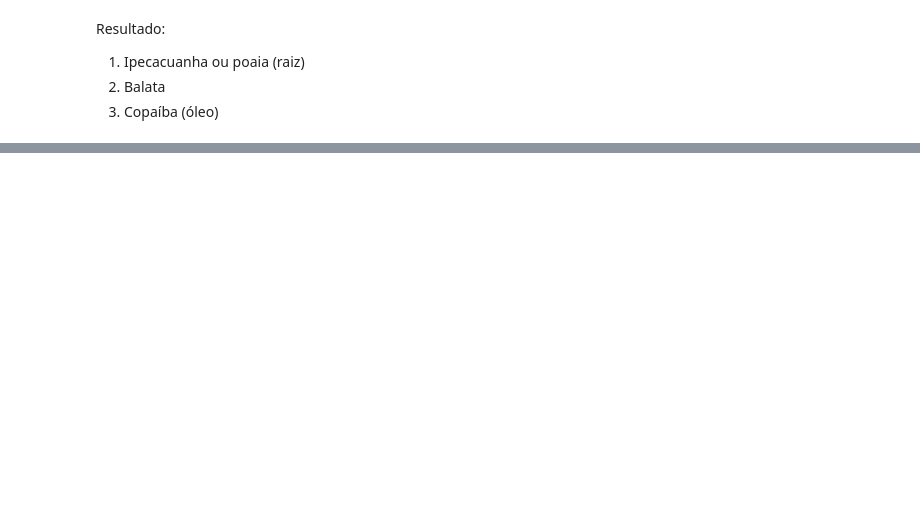
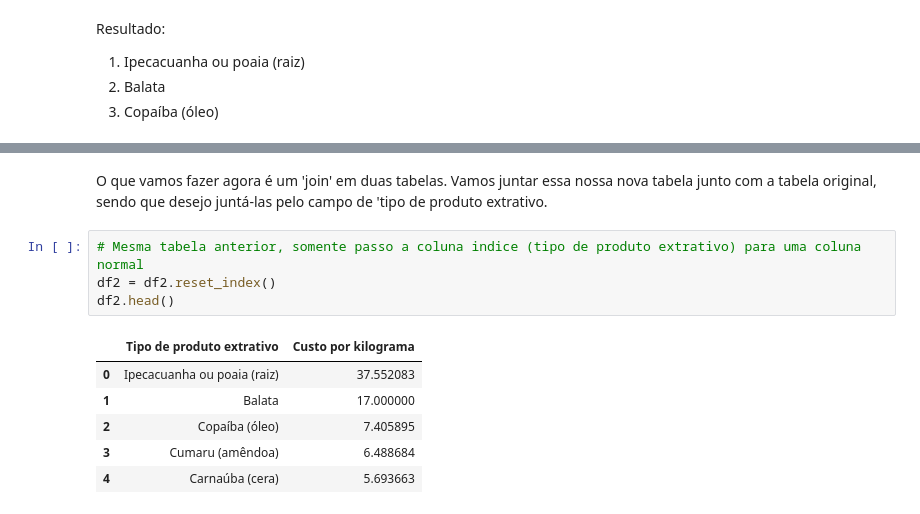
Before and after one commit to mtrentz/blog_notebooks, a Jupyter notebook: 1_Motivacao_Pandas.ipynb, the cells around one changed output, grey strips where cells are left out. Saved outputs shown, nothing was run; the diff lists cells and outputs as text; blank space fills up the shorter version.

```diff
--- a/1_Motivacao_Pandas.ipynb
+++ b/1_Motivacao_Pandas.ipynb
@@ -191,0 +204,13 @@ Resultado:
+# %% [markdown]
+O que vamos fazer agora é um 'join' em duas tabelas. Vamos juntar essa nossa nova tabela junto com a tabela original, sendo que desejo juntá-las pelo campo de 'tipo de produto extrativo.
+# %%
+# Mesma tabela anterior, somente passo a coluna indice (tipo de produto extrativo) para uma coluna normal
+df2 = df2.reset_index()
+df2.head()
+# %% [output]
+|  | Tipo de produto extrativo | Custo por kilograma |
+| 0 | Ipecacuanha ou poaia (raiz) | 37.552083 |
+| 1 | Balata | 17.000000 |
+| 2 | Copaíba (óleo) | 7.405895 |
+| 3 | Cumaru (amêndoa) | 6.488684 |
+| 4 | Carnaúba (cera) | 5.693663 |
```
Also changed, not shown: parts of 19 cells of this notebook.
